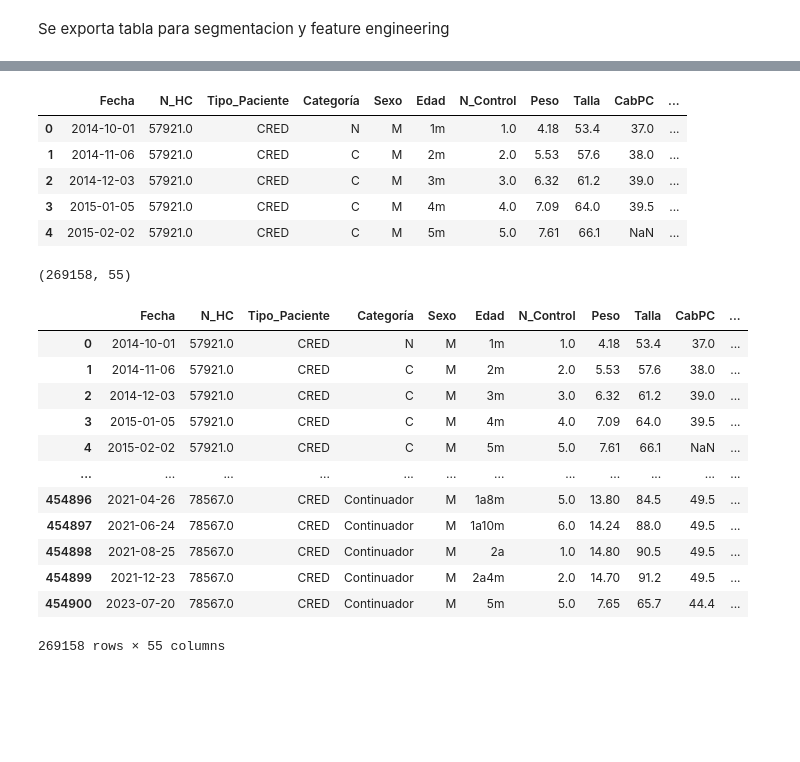
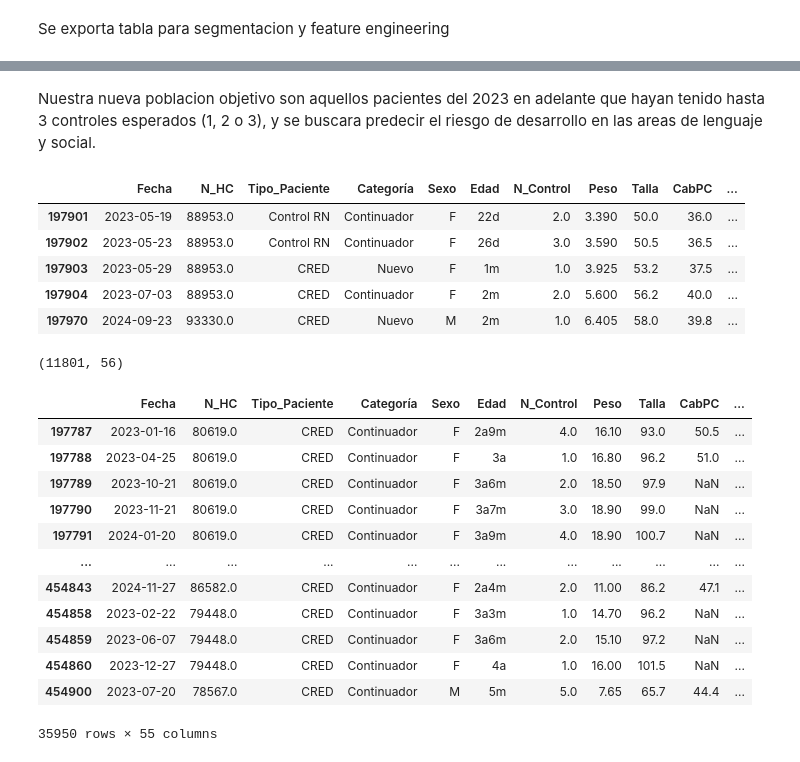
Before and after one commit to iach33/BREIT_TANI_PROJECT, a Jupyter notebook: notebooks/EDA_PREPROCESSING.ipynb, the cells around one changed output, grey strips where cells are left out. Cells and saved outputs as stored; diff of their text form; code cells hidden in the pictures; blank space fills up the shorter version.

```diff
--- a/notebooks/EDA_PREPROCESSING.ipynb
+++ b/notebooks/EDA_PREPROCESSING.ipynb
@@ -1365,33 +1478,49 @@ df.to_csv("../data/intermediate/tani_preprocessed_1.csv", index=False)
+# %%
+def calcular_flg_social_lenguaje(df):
+
+    columnas_flags = [
+        'flg_lenguaje',
+        'flg_social'
+    ]
+    suma_flags = df[columnas_flags].sum(axis=1)
+    _flg = np.where(suma_flags > 0, 1, suma_flags)
+
+    return pd.Series(_flg, index=df.index)
+# %%
+df['flg_social_lenguaje'] = calcular_flg_social_lenguaje(df)
+# %% [markdown]
+Nuestra nueva poblacion objetivo son aquellos pacientes del 2023 en adelante que hayan tenido hasta 3 controles esperados (1, 2 o 3), y se buscara predecir el riesgo de desarrollo en las areas de lenguaje y social.
 # %%
-df_filtrado = df[(df['cant_controles_primer_alguna'] >= 6) & (df['ultimo_control'] >= 19)]
+df_filtrado = df[(df['Fecha'].dt.year >= 2023)&(df['control_esperado'].isin([1,2,3]))].copy()
 df_filtrado.head()
+#(df['cant_controles_primer_alguna'] >= 6) & (df['ultimo_control'] >= 19)
 # %% [output]
 |  | Fecha | N_HC | Tipo_Paciente | Categoría | Sexo | Edad | N_Control | Peso | Talla | CabPC | ... |
-| 0 | 2014-10-01 | 57921.0 | CRED | N | M | 1m | 1.0 | 4.18 | 53.4 | 37.0 | ... |
-| 1 | 2014-11-06 | 57921.0 | CRED | C | M | 2m | 2.0 | 5.53 | 57.6 | 38.0 | ... |
-| 2 | 2014-12-03 | 57921.0 | CRED | C | M | 3m | 3.0 | 6.32 | 61.2 | 39.0 | ... |
-| 3 | 2015-01-05 | 57921.0 | CRED | C | M | 4m | 4.0 | 7.09 | 64.0 | 39.5 | ... |
-| 4 | 2015-02-02 | 57921.0 | CRED | C | M | 5m | 5.0 | 7.61 | 66.1 | NaN | ... |
+| 197901 | 2023-05-19 | 88953.0 | Control RN | Continuador | F | 22d | 2.0 | 3.390 | 50.0 | 36.0 | ... |
+| 197902 | 2023-05-23 | 88953.0 | Control RN | Continuador | F | 26d | 3.0 | 3.590 | 50.5 | 36.5 | ... |
+| 197903 | 2023-05-29 | 88953.0 | CRED | Nuevo | F | 1m | 1.0 | 3.925 | 53.2 | 37.5 | ... |
+| 197904 | 2023-07-03 | 88953.0 | CRED | Continuador | F | 2m | 2.0 | 5.600 | 56.2 | 40.0 | ... |
+| 197970 | 2024-09-23 | 93330.0 | CRED | Nuevo | M | 2m | 1.0 | 6.405 | 58.0 | 39.8 | ... |
 # %%
 df_filtrado.shape
 # %% [output]
-(269158, 55)
+(11801, 56)
 # %%
 df_filtrado
 # %% [output]
 |  | Fecha | N_HC | Tipo_Paciente | Categoría | Sexo | Edad | N_Control | Peso | Talla | CabPC | ... |
-| 0 | 2014-10-01 | 57921.0 | CRED | N | M | 1m | 1.0 | 4.18 | 53.4 | 37.0 | ... |
-| 1 | 2014-11-06 | 57921.0 | CRED | C | M | 2m | 2.0 | 5.53 | 57.6 | 38.0 | ... |
-| 2 | 2014-12-03 | 57921.0 | CRED | C | M | 3m | 3.0 | 6.32 | 61.2 | 39.0 | ... |
-| 3 | 2015-01-05 | 57921.0 | CRED | C | M | 4m | 4.0 | 7.09 | 64.0 | 39.5 | ... |
-| 4 | 2015-02-02 | 57921.0 | CRED | C | M | 5m | 5.0 | 7.61 | 66.1 | NaN | ... |
+| 197787 | 2023-01-16 | 80619.0 | CRED | Continuador | F | 2a9m | 4.0 | 16.10 | 93.0 | 50.5 | ... |
+| 197788 | 2023-04-25 | 80619.0 | CRED | Continuador | F | 3a | 1.0 | 16.80 | 96.2 | 51.0 | ... |
+| 197789 | 2023-10-21 | 80619.0 | CRED | Continuador | F | 3a6m | 2.0 | 18.50 | 97.9 | NaN | ... |
+| 197790 | 2023-11-21 | 80619.0 | CRED | Continuador | F | 3a7m | 3.0 | 18.90 | 99.0 | NaN | ... |
+| 197791 | 2024-01-20 | 80619.0 | CRED | Continuador | F | 3a9m | 4.0 | 18.90 | 100.7 | NaN | ... |
 | ... | ... | ... | ... | ... | ... | ... | ... | ... | ... | ... | ... |
-| 454896 | 2021-04-26 | 78567.0 | CRED | Continuador | M | 1a8m | 5.0 | 13.80 | 84.5 | 49.5 | ... |
-| 454897 | 2021-06-24 | 78567.0 | CRED | Continuador | M | 1a10m | 6.0 | 14.24 | 88.0 | 49.5 | ... |
-| 454898 | 2021-08-25 | 78567.0 | CRED | Continuador | M | 2a | 1.0 | 14.80 | 90.5 | 49.5 | ... |
-| 454899 | 2021-12-23 | 78567.0 | CRED | Continuador | M | 2a4m | 2.0 | 14.70 | 91.2 | 49.5 | ... |
+| 454843 | 2024-11-27 | 86582.0 | CRED | Continuador | F | 2a4m | 2.0 | 11.00 | 86.2 | 47.1 | ... |
+| 454858 | 2023-02-22 | 79448.0 | CRED | Continuador | F | 3a3m | 1.0 | 14.70 | 96.2 | NaN | ... |
+| 454859 | 2023-06-07 | 79448.0 | CRED | Continuador | F | 3a6m | 2.0 | 15.10 | 97.2 | NaN | ... |
+| 454860 | 2023-12-27 | 79448.0 | CRED | Continuador | F | 4a | 1.0 | 16.00 | 101.5 | NaN | ... |
 | 454900 | 2023-07-20 | 78567.0 | CRED | Continuador | M | 5m | 5.0 | 7.65 | 65.7 | 44.4 | ... |
-269158 rows × 55 columns
+35950 rows × 55 columns
 # %%
 df_alan = df_filtrado[df_filtrado['N_HC'] == 78477]
 df_alan
```
Also changed, not shown: parts of 28 cells of this notebook, 6 other files.
